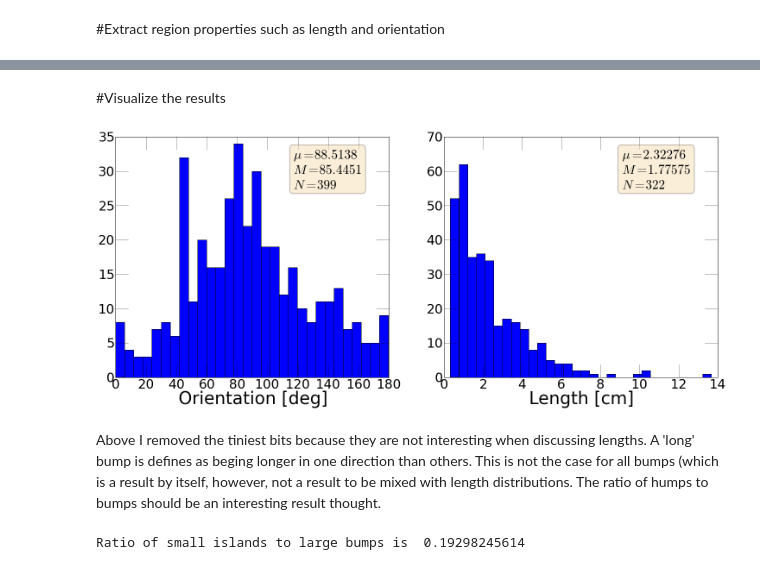
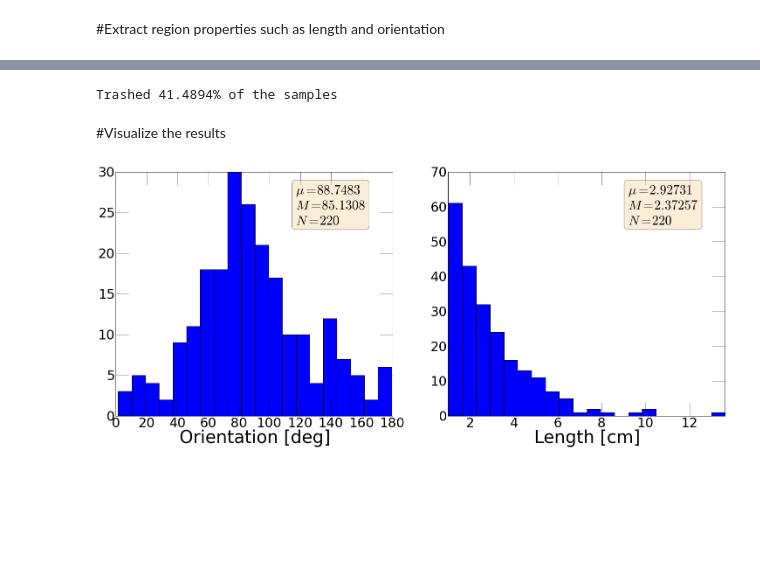
Before and after one commit to jorgehog/notebookCollection, a Jupyter notebook: analyzeBumpPattern.ipynb, the cells around one changed output, grey strips where cells are left out. Cells and saved outputs as stored; diff of their text form; code cells hidden in the pictures; blank space fills up the shorter version.

```diff
--- a/analyzeBumpPattern.ipynb
+++ b/analyzeBumpPattern.ipynb
@@ -245,13 +245,13 @@ def leastDistance(x, y, tresh=10):
 
     return x[doomList], y[doomList]
 # %%
-jointMap = branchedPoints(skeleton2)
+jointMap = branchedPoints(skeleton)
 
 joints = where(jointMap.transpose() != 0)
-joints = leastDistance(*joints, tresh=20)
+joints = leastDistance(*joints, tresh=)
 
 scatter(*joints, s=20)
 hold("on")
-imshow(np.logical_not(skeleton2), cmap = cm.gray)
+imshow(np.logical_not(skeleton), cmap = cm.gray)
 show()
 # %% [output]
@@ -306,0 +294,7 @@ length = array([p["MajorAxisLength"]*pixScale/10 for p in props if p['Area'] > a
+# %%
+from skimage.measure import regionprops
+
+props = regionprops(labeledLines, [
+    'Orientation',
+    'MajorAxisLength'
+])
@@ -307,51 +305,68 @@ length = array([p["MajorAxisLength"]*pixScale/10 for p in props if p['Area'] > a
+# %%
+
+lTresh = 1 #cm
+
+direction = []
+length = []
+
+for p in props:
+
+    localLength = p["MajorAxisLength"]*pixScaleCM  #In cm
+
+    if localLength < lTresh:
+        continue
+
+    orientation = ((p["Orientation"]+pi)%pi)*180/pi #In degrees from 0 to 180
+
+
+    direction.append(orientation)
+    length.append(localLength)
+
+direction = array(direction)
+length = array(length)
+
+M = len(props)
+N = len(length)
+Ntrashed = M - N
+
+print "Trashed %g%% of the samples" % (Ntrashed/float(M)*100)
+# %% [output]
+Trashed 41.4894% of the samples
 # %% [markdown]
 #Visualize the results
 # %%
-rcParams["xtick.labelsize"] = 30
-rcParams["xtick.major.size"] = 30
-rcParams["xtick.minor.size"] = 30
-rcParams["ytick.labelsize"] = 30
-rcParams["ytick.major.size"] = 30
-rcParams["ytick.minor.size"] = 30
+
 
 fig, axes = subplots(1, 2, figsize=(25, 10))
-ax1, ax2 = axes
 
-cuts = [0, 0]
+bins = [20 , 20]
+_xlabel = ["Orientation [deg]", "Length [cm]"]
+_xlim = [[0, 180], [lTresh, length.max()]]
 
-bins = [30 , 30]
-_xlabel = ["Orientation [deg]", "Length [cm]"]
-
-for i, area, ax in zip([0, 1], [direction, length], axes):
+for i, prop, ax in zip([0, 1], [direction, length], axes):
 
 
-    mean = area.mean()
-    med = median(area)
-    N = len(area)
+    mean = prop.mean()
+    med = median(prop)
 
-    _ = ax.hist(area, bins[i])
+    _ = ax.hist(prop, bins[i])
     hold("on")
 
     xMax = ax.get_xlim()[1]
     yMax = ax.get_ylim()[1]
 
     textstr =  "$\mu = %g$\n$M=%g$\n$N=%d$" % (mean, med, N)
     props_plot = dict(boxstyle='round', facecolor='wheat', alpha=0.5)
 
     size = 0.3
     ax.text(0.95 - size, 0.95, textstr, transform=ax.transAxes, fontsize=30,
         verticalalignment='top', bbox=props_plot)
 
     ax.set_xlabel(_xlabel[i], size=40)
+    ax.set_xlim(_xlim[i])
 
 
 savefig(join(outputGraphicsPath, 'OrientationAndLengthDistributions.png'))
 show()
 # %% [output]
-[figure, old version]
+[figure, new version]
-# %% [markdown]
-Above I removed the tiniest bits because they are not interesting when discussing lengths. A 'long' bump is defines as beging longer in one direction than others. This is not the case for all bumps (which is a result by itself, however, not a result to be mixed with length distributions. The ratio of humps to bumps should be an interesting result thought.
-# %%
-print "Ratio of small islands to large bumps is ", 1-len(length)/float(len(props))
-# %% [output]
-Ratio of small islands to large bumps is  0.19298245614
```
Also changed, not shown: parts of 14 cells of this notebook.
